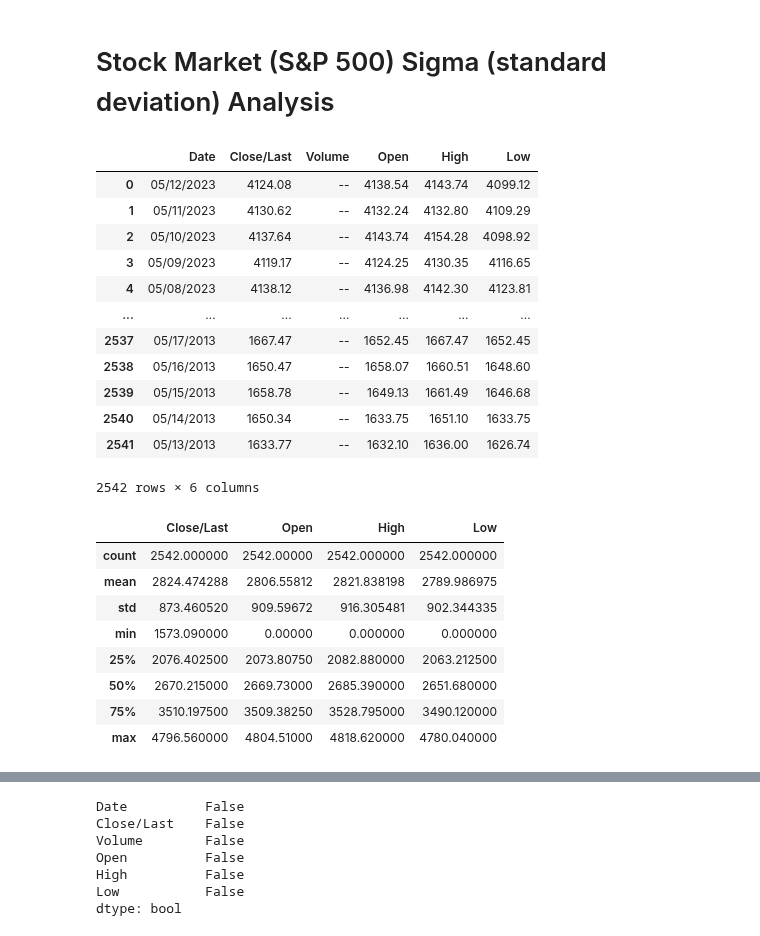
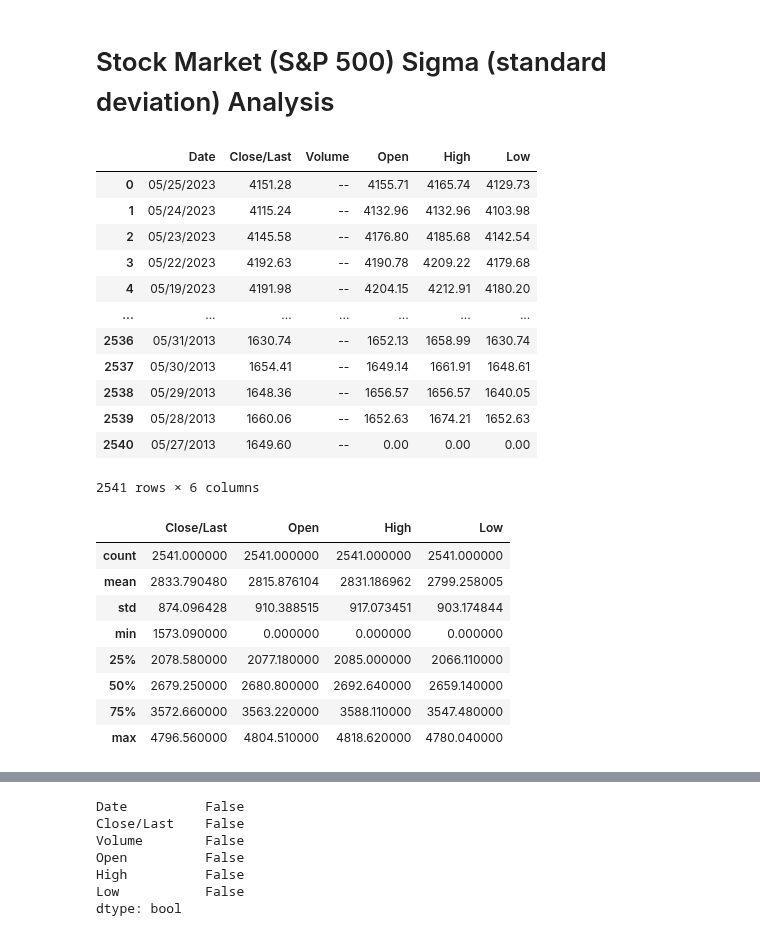
Before and after one commit to JohnBroberg/StockMarketSigma, a Jupyter notebook: StockMarketSigma.ipynb, the cells around one changed output, grey strips where cells are left out. Saved outputs shown, nothing was run; the diff lists cells and outputs as text; code cells hidden in the pictures.

```diff
--- a/StockMarketSigma.ipynb
+++ b/StockMarketSigma.ipynb
@@ -4,58 +4,58 @@
 #created by John Broberg on 2022-05-29
 #inspired by "LET THE WILD RUMPUS BEGIN" by JEREMY GRANTHAM of GMO
 #ref. https://www.gmo.com/globalassets/articles/viewpoints/2022/gmo_let-the-wild-rumpus-begin_1-22.pdf
 
 #https://www.gmo.com/americas/research-library/entering-the-superbubbles-final-act/
 #"...superbubbles – 2.5 to 3 sigma events..."
 #"...ordinary 2 sigma bubbles..."
 #"Ordinary bubbles are, to us, those that reach a 2 sigma deviation from trend. Superbubbles reach 2.5 sigma or greater."
 
 #source data: https://www.nasdaq.com/market-activity/index/spx/historical
 
 #cd
 #cd git/StockMarketSigma
 #git pull https://github.com/JohnBroberg/StockMarketSigma.git
 
 #Get trendline equation
 #https://stackoverflow.com/questions/49460596/add-trendline-with-equation-in-2d-array
 #https://stackoverflow.com/questions/26447191/how-to-add-trendline-in-python-matplotlib-dot-scatter-graphs
 
 
 import pandas as pd
 import numpy as np
 import matplotlib.pyplot as plt
 import seaborn as sns
 
-data = 'HistoricalData_1684031630551.csv'
+data = 'HistoricalData_1685130024876.csv'
 df = pd.read_csv(data)
 
 df
 # %% [output]
 |  | Date | Close/Last | Volume | Open | High | Low |
-| 0 | 05/12/2023 | 4124.08 | -- | 4138.54 | 4143.74 | 4099.12 |
-| 1 | 05/11/2023 | 4130.62 | -- | 4132.24 | 4132.80 | 4109.29 |
-| 2 | 05/10/2023 | 4137.64 | -- | 4143.74 | 4154.28 | 4098.92 |
-| 3 | 05/09/2023 | 4119.17 | -- | 4124.25 | 4130.35 | 4116.65 |
-| 4 | 05/08/2023 | 4138.12 | -- | 4136.98 | 4142.30 | 4123.81 |
+| 0 | 05/25/2023 | 4151.28 | -- | 4155.71 | 4165.74 | 4129.73 |
+| 1 | 05/24/2023 | 4115.24 | -- | 4132.96 | 4132.96 | 4103.98 |
+| 2 | 05/23/2023 | 4145.58 | -- | 4176.80 | 4185.68 | 4142.54 |
+| 3 | 05/22/2023 | 4192.63 | -- | 4190.78 | 4209.22 | 4179.68 |
+| 4 | 05/19/2023 | 4191.98 | -- | 4204.15 | 4212.91 | 4180.20 |
 | ... | ... | ... | ... | ... | ... | ... |
-| 2537 | 05/17/2013 | 1667.47 | -- | 1652.45 | 1667.47 | 1652.45 |
-| 2538 | 05/16/2013 | 1650.47 | -- | 1658.07 | 1660.51 | 1648.60 |
-| 2539 | 05/15/2013 | 1658.78 | -- | 1649.13 | 1661.49 | 1646.68 |
-| 2540 | 05/14/2013 | 1650.34 | -- | 1633.75 | 1651.10 | 1633.75 |
-| 2541 | 05/13/2013 | 1633.77 | -- | 1632.10 | 1636.00 | 1626.74 |
+| 2536 | 05/31/2013 | 1630.74 | -- | 1652.13 | 1658.99 | 1630.74 |
+| 2537 | 05/30/2013 | 1654.41 | -- | 1649.14 | 1661.91 | 1648.61 |
+| 2538 | 05/29/2013 | 1648.36 | -- | 1656.57 | 1656.57 | 1640.05 |
+| 2539 | 05/28/2013 | 1660.06 | -- | 1652.63 | 1674.21 | 1652.63 |
+| 2540 | 05/27/2013 | 1649.60 | -- | 0.00 | 0.00 | 0.00 |
-2542 rows × 6 columns
+2541 rows × 6 columns
 # %%
 df.describe()
 # %% [output]
 |  | Close/Last | Open | High | Low |
-| count | 2542.000000 | 2542.00000 | 2542.000000 | 2542.000000 |
-| mean | 2824.474288 | 2806.55812 | 2821.838198 | 2789.986975 |
-| std | 873.460520 | 909.59672 | 916.305481 | 902.344335 |
-| min | 1573.090000 | 0.00000 | 0.000000 | 0.000000 |
-| 25% | 2076.402500 | 2073.80750 | 2082.880000 | 2063.212500 |
-| 50% | 2670.215000 | 2669.73000 | 2685.390000 | 2651.680000 |
-| 75% | 3510.197500 | 3509.38250 | 3528.795000 | 3490.120000 |
-| max | 4796.560000 | 4804.51000 | 4818.620000 | 4780.040000 |
+| count | 2541.000000 | 2541.000000 | 2541.000000 | 2541.000000 |
+| mean | 2833.790480 | 2815.876104 | 2831.186962 | 2799.258005 |
+| std | 874.096428 | 910.388515 | 917.073451 | 903.174844 |
+| min | 1573.090000 | 0.000000 | 0.000000 | 0.000000 |
+| 25% | 2078.580000 | 2077.180000 | 2085.000000 | 2066.110000 |
+| 50% | 2679.250000 | 2680.800000 | 2692.640000 | 2659.140000 |
+| 75% | 3572.660000 | 3563.220000 | 3588.110000 | 3547.480000 |
+| max | 4796.560000 | 4804.510000 | 4818.620000 | 4780.040000 |
 # %%
 #remove holidays (Open == 0)
 
```
Also changed, not shown: parts of 14 cells of this notebook, 2 other files.
